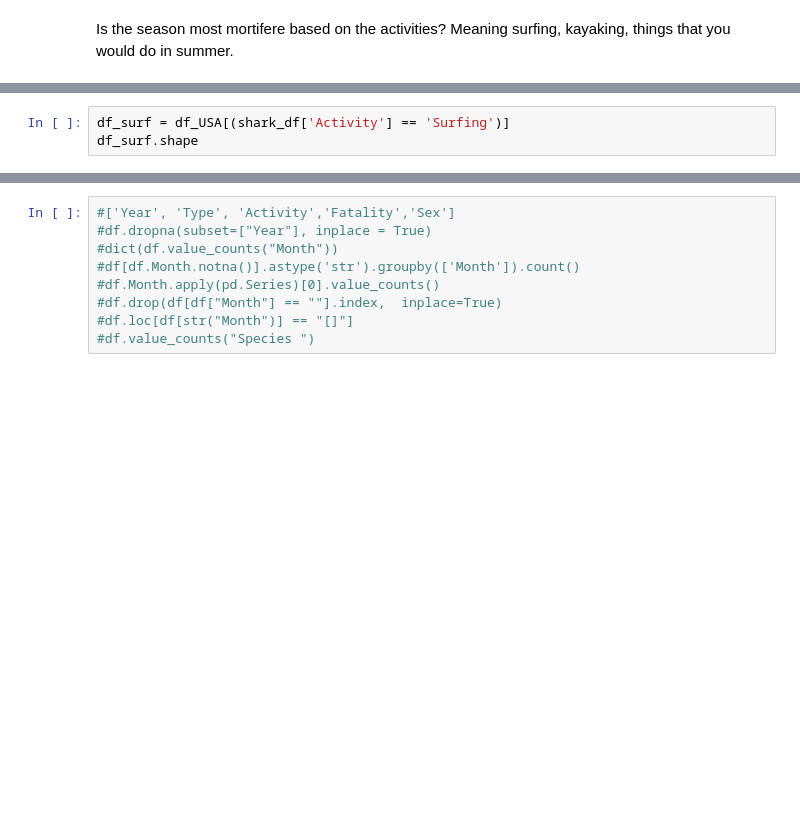
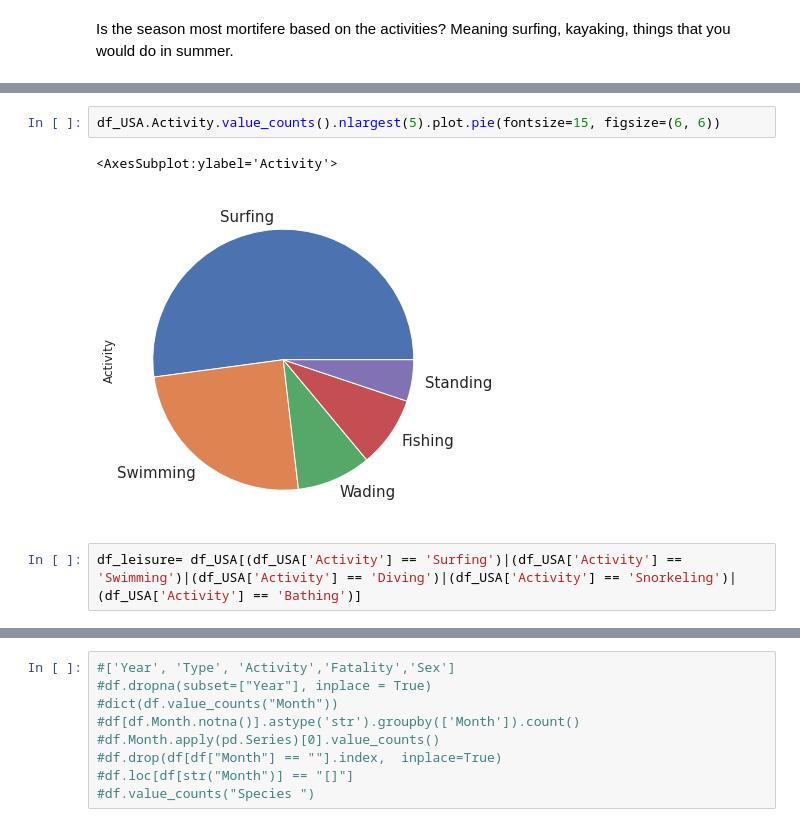
Before and after one commit to evaarquero/data-cleaning-pandas, a Jupyter notebook: clean-hypo2.ipynb, the cells around one changed output, grey strips where cells are left out. Saved outputs shown, nothing was run; the diff lists cells and outputs as text; blank space fills up the shorter version.

```diff
--- a/clean-hypo2.ipynb
+++ b/clean-hypo2.ipynb
@@ -357,3 +369,7 @@ dict(df.value_counts("Activity"))
-# %%
-df_surf = df_USA[(shark_df['Activity'] == 'Surfing')]
-df_surf.shape
+# %%
+df_USA.Activity.value_counts().nlargest(5).plot.pie(fontsize=15, figsize=(6, 6))
+# %% [output]
+<AxesSubplot:ylabel='Activity'>
+[figure, added]
+# %%
+df_leisure= df_USA[(df_USA['Activity'] == 'Surfing')|(df_USA['Activity'] == 'Swimming')|(df_USA['Activity'] == 'Diving')|(df_USA['Activity'] == 'Snorkeling')|(df_USA['Activity'] == 'Bathing')]
```
Also changed, not shown: parts of 16 cells of this notebook, 1 other file.
